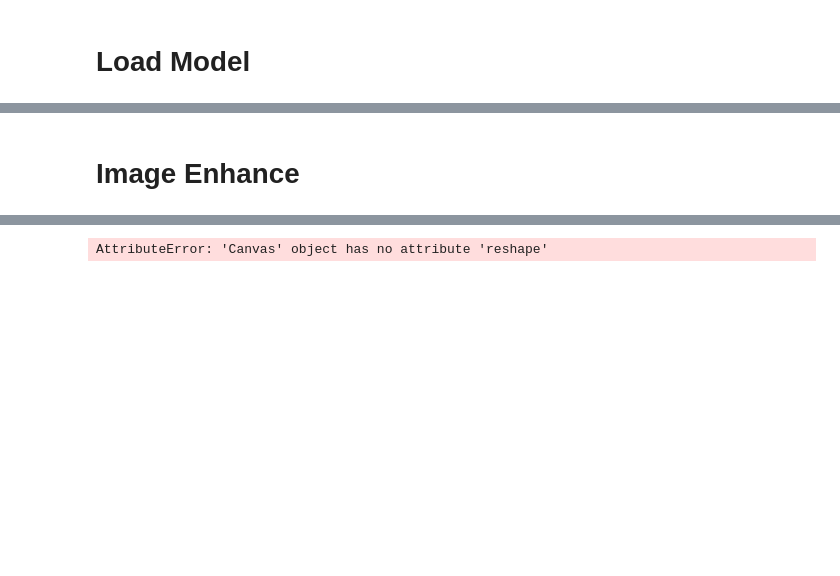
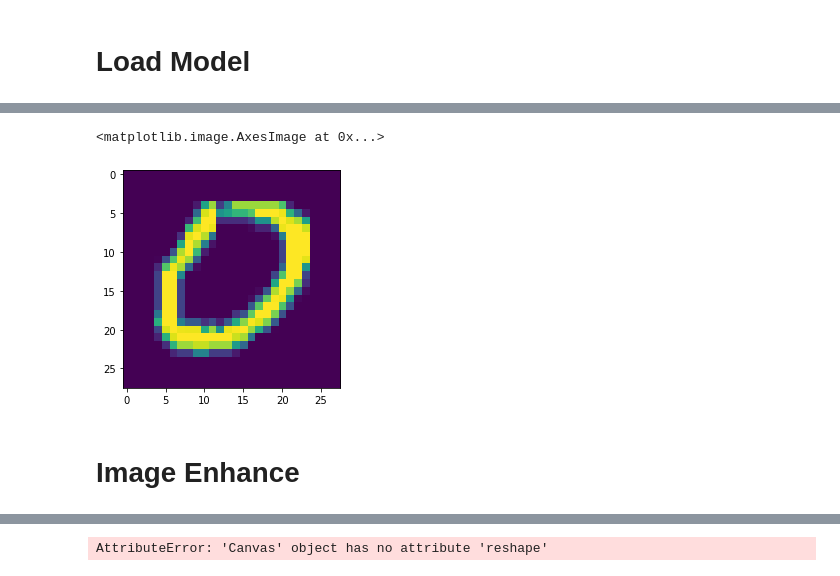
Before and after one commit to MaiaCarlos/Portuguese-Handwiriting-Recognition, a Jupyter notebook: letters.ipynb, the cells around one changed output, grey strips where cells are left out. Drawn from its saved outputs; the diff is of its cells as text; code cells hidden in the pictures; blank space fills up the shorter version.

```diff
--- a/letters.ipynb
+++ b/letters.ipynb
@@ -266,2 +250,8 @@ plt.imshow(data.iloc[108470,1:].to_numpy().reshape(28,28))
+# %%
+plt.imshow(data.iloc[139824,1:].to_numpy().reshape(28,28))
+#plt.imshow(data.iloc[108466,108467:].to_numpy().reshape(28,28))
+# %% [output]
+<matplotlib.image.AxesImage at 0x...>
+[figure, added]
 # %%
 #image.convert('1')
@@ -270,2 +257,0 @@ word_dict = {0:'A',1:'B',2:'C',3:'D',4:'E',5:'F',6:'G',7:'H',8:'I',9:'J',10:'K',
-# %% [markdown]
-# Image Enhance
@@ -272,3 +260,5 @@ word_dict = {0:'A',1:'B',2:'C',3:'D',4:'E',5:'F',6:'G',7:'H',8:'I',9:'J',10:'K',
+# %% [markdown]
+# Image Enhance
 # %%
 img = Image.open('imagens teste/N.png').convert('L')  # convert image to 8-bit grayscale
 img=ImageEnhance.Brightness(img).enhance(2)
```
Also changed, not shown: parts of 45 cells of this notebook, 12 other files.
